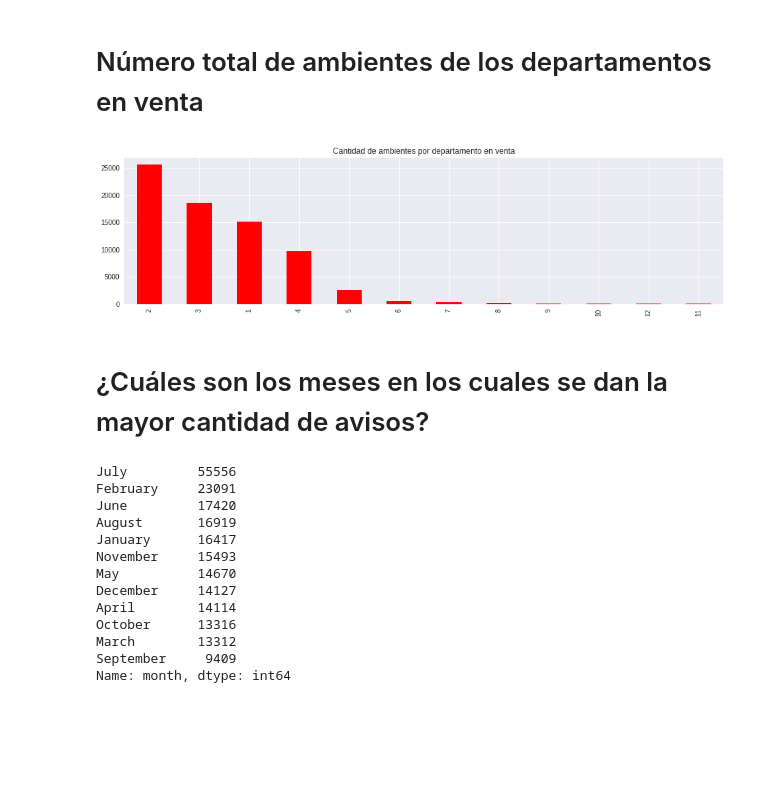
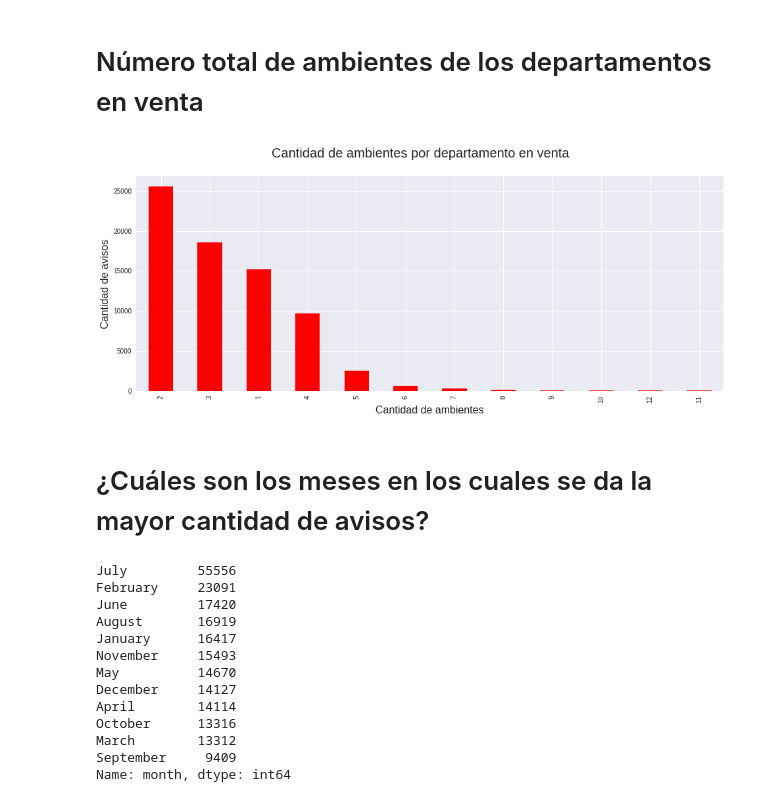
Before and after one commit to Gisse88/TP-7506, a Jupyter notebook: merge.ipynb, the cells around one changed output. Drawn from its saved outputs; the diff is of its cells as text; code cells hidden in the pictures; blank space fills up the shorter version.

```diff
--- a/merge.ipynb
+++ b/merge.ipynb
@@ -244,12 +282,21 @@ plt.legend();
 # %% [markdown]
 # Número total de ambientes de los departamentos en venta
 # %%
+fig = plt.figure()
+
+fig.suptitle('Cantidad de ambientes por departamento en venta', fontsize=20)
+
 rooms_per_apartment = data.loc[(data.property_type=='apartment') & (data.rooms<13) ,['property_type','rooms']].dropna()
-rooms_per_apartment['rooms'].astype(int).value_counts().plot(kind='bar',figsize=(16,4), title="Cantidad de ambientes por departamento en venta",color='red');
+ax = rooms_per_apartment['rooms'].astype(int).value_counts().plot(kind='bar',figsize=(16,6), color='red');
+
+ax.set_xlabel('Cantidad de ambientes', fontsize= 16)
+ax.set_ylabel('Cantidad de avisos', fontsize= 16);
+
+fig.savefig('ambientesPorDepto.jpg');
 # %% [output]
-[figure, old version]
+[figure, new version]
 # %% [markdown]
-# ¿Cuáles son los meses en los cuales se dan la mayor cantidad de avisos?
+# ¿Cuáles son los meses en los cuales se da la mayor cantidad de avisos?
 # %%
 data.month.value_counts()
 # %% [output]
```
Also changed, not shown: parts of 32 cells of this notebook.
